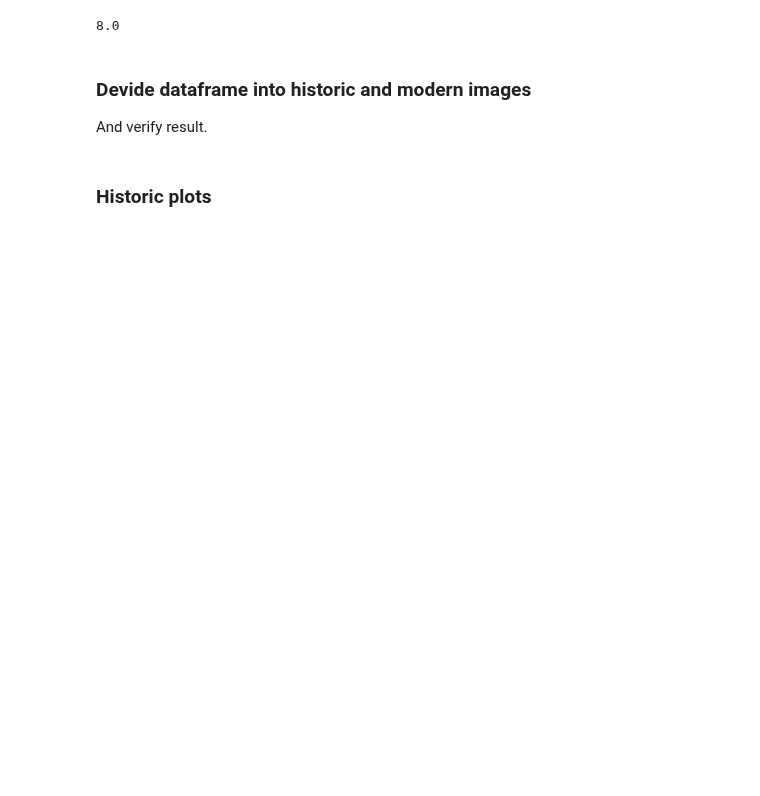
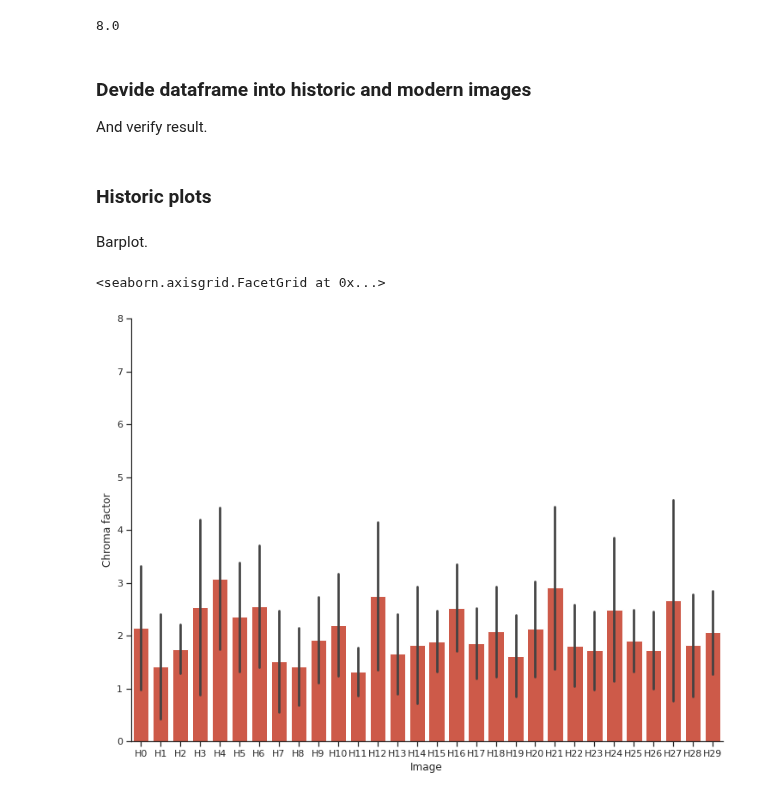
Before and after one commit to Thrrym/PerceptionAndImageQuality, a Jupyter notebook: analysis/niner.ipynb, the cells around one changed output. Drawn from its saved outputs; the diff is of its cells as text; code cells hidden in the pictures; blank space fills up the shorter version.

```diff
--- a/analysis/niner.ipynb
+++ b/analysis/niner.ipynb
@@ -108,3 +126,25 @@ assert len(df_historic['test_image'].unique()) == 30
 assert len(df_modern['test_image'].unique()) == 15
 # %% [markdown]
 ### Historic plots
+# %% [markdown]
+Barplot.
+# %%
+g = sns.catplot(
+    x='test_image',
+    y='choosen',
+    data=df_historic,
+    kind='bar',
+    ci='sd',
+    color='#e34a33'
+)
+
+g.figure.set_size_inches(11.7, 8.27)
+#g.figure.suptitle("Title")
+
+g.set_axis_labels("Image", "Chroma factor")
+
+g.set(ylim = (0,max_factor))
+#g.despine(right = True)
+# %% [output]
+<seaborn.axisgrid.FacetGrid at 0x...>
+[figure, added]
```
Also changed, not shown: parts of 21 cells of this notebook, 1 other file.
